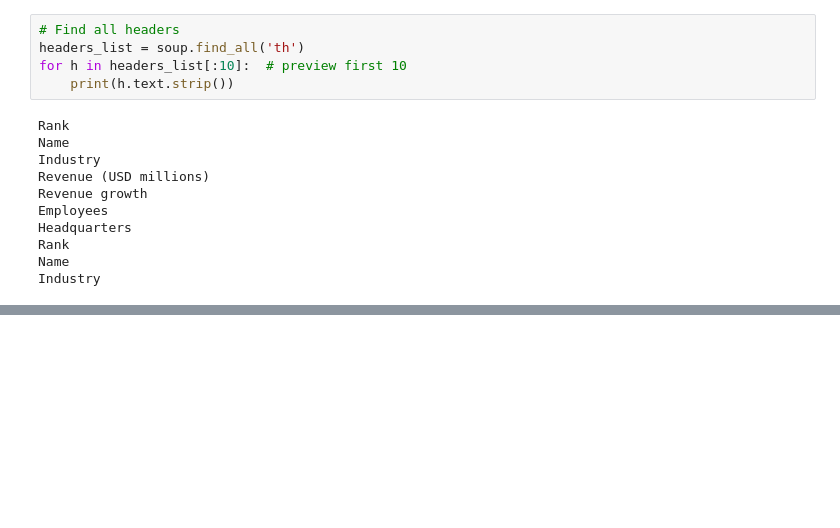
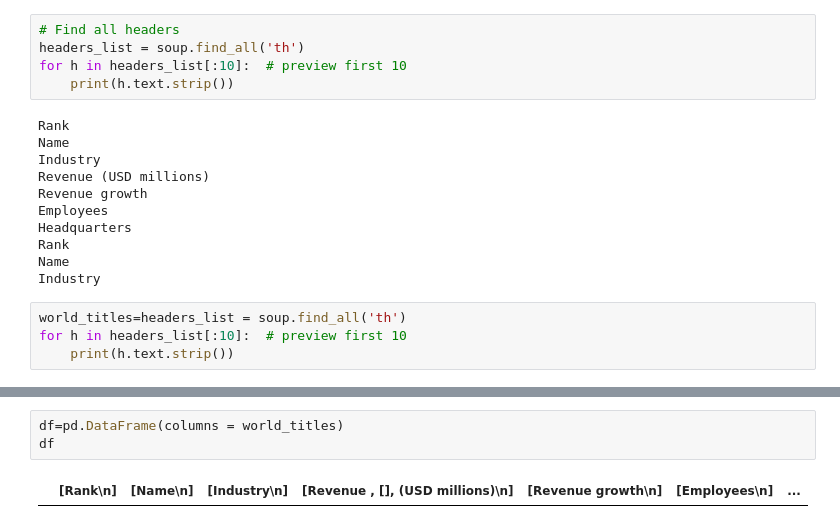
Before and after one commit to KabiraKabira7/Web_Scarping_Repo, a Jupyter notebook: Web_Scraping.ipynb, the cells around one changed output, grey strips where cells are left out. Cells and saved outputs as stored; diff of their text form; blank space fills up the shorter version.

```diff
--- a/Web_Scraping.ipynb
+++ b/Web_Scraping.ipynb
@@ -272,3 +272,7 @@ Headquarters
 Rank
 Name
 Industry
+# %%
+world_titles=headers_list = soup.find_all('th')
+for h in headers_list[:10]:  # preview first 10
+    print(h.text.strip())
@@ -274,0 +290,5 @@ Industry
+# %%
+df=pd.DataFrame(columns = world_titles)
+df
+# %% [output]
+|  | [Rank\n] | [Name\n] | [Industry\n] | [Revenue , [], (USD millions)\n] | [Revenue growth\n] | [Employees\n] | ... |
```
Also changed, not shown: parts of 2 cells of this notebook.
